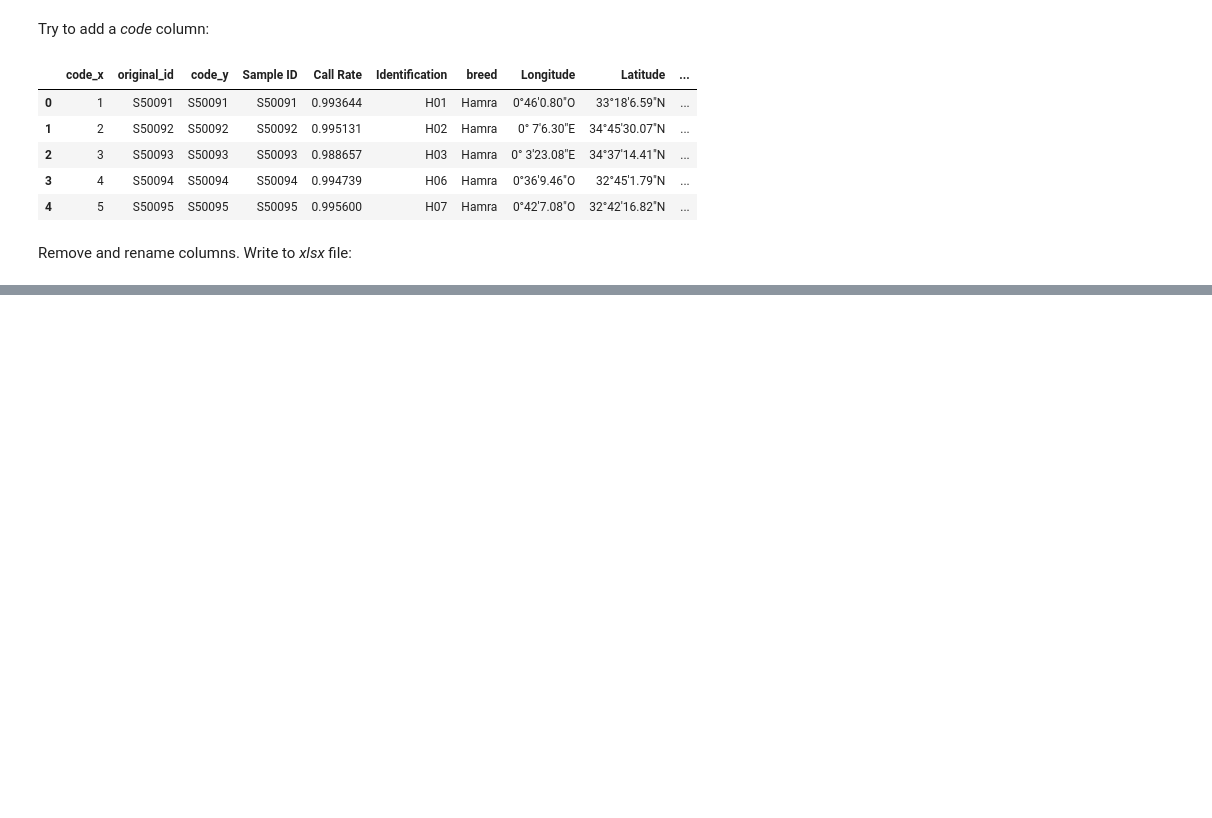
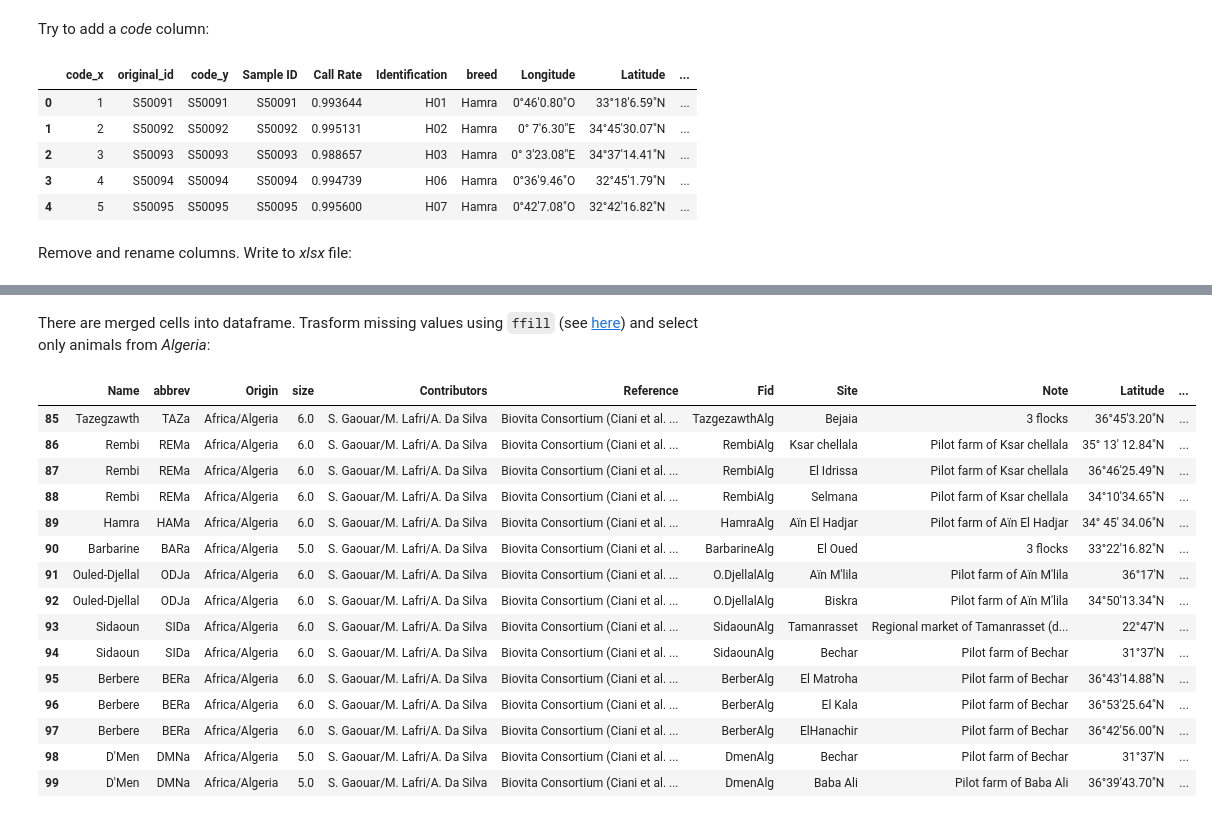
Before and after one commit to cnr-ibba/SMARTER-database, a Jupyter notebook: notebooks/exploratory/0.22.0-bunop-new_sheep_background_data.ipynb, the cells around one changed output, grey strips where cells are left out. Drawn from its saved outputs; the diff is of its cells as text; code cells hidden in the pictures; blank space fills up the shorter version.

Commit message:
:sparkles: import background data from *Gaouar et al 2017*
Import algerian sheeps

```diff
--- a/notebooks/exploratory/0.22.0-bunop-new_sheep_background_data.ipynb
+++ b/notebooks/exploratory/0.22.0-bunop-new_sheep_background_data.ipynb
@@ -804,0 +822,3 @@ belabdi_2019_metadata.drop(
+# %%
+gaouar_2017 = Dataset.objects.get(file="gaouar_algerian_sheeps.zip")
+gaouar_2017.contents
@@ -804,0 +878,4 @@ belabdi_2019_metadata.drop(
+# %%
+gaouar_2017_sheeps = pd.read_excel(gaouar_2017.working_dir / "AlgerianSheep/metadata.xlsx")
+gaouar_2017_sheeps.rename(columns=lambda x: x.strip(), inplace=True)
+gaouar_2017_sheeps.info()
@@ -804,0 +901,23 @@ belabdi_2019_metadata.drop(
+# %% [markdown]
+There are merged cells into dataframe. Trasform missing values using `ffill` (see [here](https://stackoverflow.com/a/58461234)) and select only animals from *Algeria*:
+# %%
+gaouar_2017_sheeps.fillna(method='ffill', axis=0, inplace=True)
+algeria_sheeps = gaouar_2017_sheeps[gaouar_2017_sheeps["Origin"] == "Africa/Algeria"].copy()
+algeria_sheeps
+# %% [output]
+|  | Name | abbrev | Origin | size | Contributors | Reference | Fid | Site | Note | Latitude | ... |
+| 85 | Tazegzawth | TAZa | Africa/Algeria | 6.0 | S. Gaouar/M. Lafri/A. Da Silva | Biovita Consortium (Ciani et al. ... | TazgezawthAlg | Bejaia | 3 flocks | 36°45'3.20"N | ... |
+| 86 | Rembi | REMa | Africa/Algeria | 6.0 | S. Gaouar/M. Lafri/A. Da Silva | Biovita Consortium (Ciani et al. ... | RembiAlg | Ksar chellala | Pilot farm of Ksar chellala | 35° 13' 12.84"N | ... |
+| 87 | Rembi | REMa | Africa/Algeria | 6.0 | S. Gaouar/M. Lafri/A. Da Silva | Biovita Consortium (Ciani et al. ... | RembiAlg | El Idrissa | Pilot farm of Ksar chellala | 36°46'25.49"N | ... |
+| 88 | Rembi | REMa | Africa/Algeria | 6.0 | S. Gaouar/M. Lafri/A. Da Silva | Biovita Consortium (Ciani et al. ... | RembiAlg | Selmana | Pilot farm of Ksar chellala | 34°10'34.65"N | ... |
+| 89 | Hamra | HAMa | Africa/Algeria | 6.0 | S. Gaouar/M. Lafri/A. Da Silva | Biovita Consortium (Ciani et al. ... | HamraAlg | Aïn El Hadjar | Pilot farm of Aïn El Hadjar | 34° 45' 34.06"N | ... |
+| 90 | Barbarine | BARa | Africa/Algeria | 5.0 | S. Gaouar/M. Lafri/A. Da Silva | Biovita Consortium (Ciani et al. ... | BarbarineAlg | El Oued | 3 flocks | 33°22'16.82"N | ... |
+| 91 | Ouled-Djellal | ODJa | Africa/Algeria | 6.0 | S. Gaouar/M. Lafri/A. Da Silva | Biovita Consortium (Ciani et al. ... | O.DjellalAlg | Aïn M'lila | Pilot farm of Aïn M'lila | 36°17'N | ... |
+| 92 | Ouled-Djellal | ODJa | Africa/Algeria | 6.0 | S. Gaouar/M. Lafri/A. Da Silva | Biovita Consortium (Ciani et al. ... | O.DjellalAlg | Biskra | Pilot farm of Aïn M'lila | 34°50'13.34"N | ... |
+| 93 | Sidaoun | SIDa | Africa/Algeria | 6.0 | S. Gaouar/M. Lafri/A. Da Silva | Biovita Consortium (Ciani et al. ... | SidaounAlg | Tamanrasset | Regional market of Tamanrasset (d... | 22°47'N | ... |
+| 94 | Sidaoun | SIDa | Africa/Algeria | 6.0 | S. Gaouar/M. Lafri/A. Da Silva | Biovita Consortium (Ciani et al. ... | SidaounAlg | Bechar | Pilot farm of Bechar | 31°37'N | ... |
+| 95 | Berbere | BERa | Africa/Algeria | 6.0 | S. Gaouar/M. Lafri/A. Da Silva | Biovita Consortium (Ciani et al. ... | BerberAlg | El Matroha | Pilot farm of Bechar | 36°43'14.88"N | ... |
+| 96 | Berbere | BERa | Africa/Algeria | 6.0 | S. Gaouar/M. Lafri/A. Da Silva | Biovita Consortium (Ciani et al. ... | BerberAlg | El Kala | Pilot farm of Bechar | 36°53'25.64"N | ... |
+| 97 | Berbere | BERa | Africa/Algeria | 6.0 | S. Gaouar/M. Lafri/A. Da Silva | Biovita Consortium (Ciani et al. ... | BerberAlg | ElHanachir | Pilot farm of Bechar | 36°42'56.00"N | ... |
+| 98 | D'Men | DMNa | Africa/Algeria | 5.0 | S. Gaouar/M. Lafri/A. Da Silva | Biovita Consortium (Ciani et al. ... | DmenAlg | Bechar | Pilot farm of Bechar | 31°37'N | ... |
+| 99 | D'Men | DMNa | Africa/Algeria | 5.0 | S. Gaouar/M. Lafri/A. Da Silva | Biovita Consortium (Ciani et al. ... | DmenAlg | Baba Ali | Pilot farm of Baba Ali | 36°39'43.70"N | ... |
```
Also changed, not shown: parts of 42 cells of this notebook, 1 other file.
